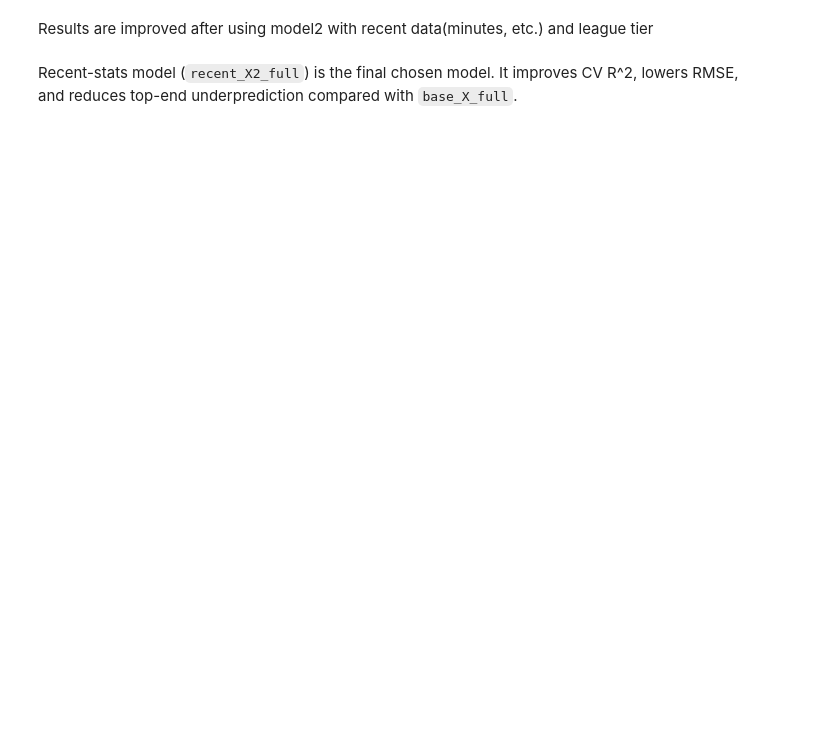
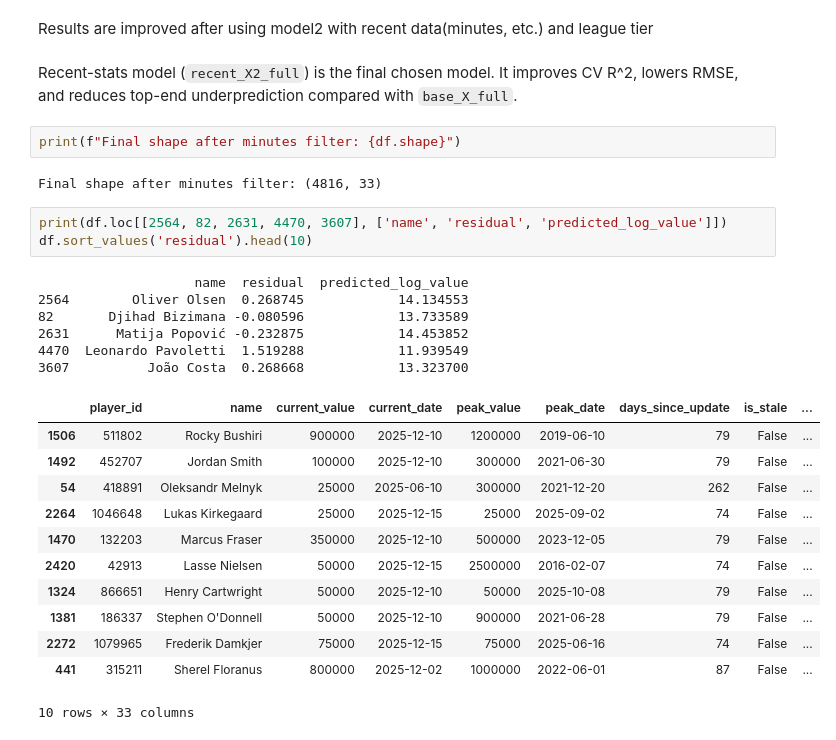
Before and after one commit to AkArtem/football_player_value_analyzer, a Jupyter notebook: notebooks/07_modeling.ipynb, the cells around one changed output. Cells and saved outputs as stored; diff of their text form; blank space fills up the shorter version.

```diff
--- a/notebooks/07_modeling.ipynb
+++ b/notebooks/07_modeling.ipynb
@@ -692,3 +698,29 @@ value_bucket
 Results are improved after using model2 with recent data(minutes, etc.) and league tier
 # %% [markdown]
 Recent-stats model (`recent_X2_full`) is the final chosen model.  It improves CV R^2, lowers RMSE, and reduces top-end underprediction compared with `base_X_full`.
+# %%
+print(f"Final shape after minutes filter: {df.shape}")
+# %% [output]
+Final shape after minutes filter: (4816, 33)
+# %%
+print(df.loc[[2564, 82, 2631, 4470, 3607], ['name', 'residual', 'predicted_log_value']])
+df.sort_values('residual').head(10)
+# %% [output]
+                    name  residual  predicted_log_value
+2564        Oliver Olsen  0.268745            14.134553
+82       Djihad Bizimana -0.080596            13.733589
+2631      Matija Popović -0.232875            14.453852
+4470  Leonardo Pavoletti  1.519288            11.939549
+3607          João Costa  0.268668            13.323700
+|  | player_id | name | current_value | current_date | peak_value | peak_date | days_since_update | is_stale | ... |
+| 1506 | 511802 | Rocky Bushiri | 900000 | 2025-12-10 | 1200000 | 2019-06-10 | 79 | False | ... |
+| 1492 | 452707 | Jordan Smith | 100000 | 2025-12-10 | 300000 | 2021-06-30 | 79 | False | ... |
+| 54 | 418891 | Oleksandr Melnyk | 25000 | 2025-06-10 | 300000 | 2021-12-20 | 262 | False | ... |
+| 2264 | 1046648 | Lukas Kirkegaard | 25000 | 2025-12-15 | 25000 | 2025-09-02 | 74 | False | ... |
+| 1470 | 132203 | Marcus Fraser | 350000 | 2025-12-10 | 500000 | 2023-12-05 | 79 | False | ... |
+| 2420 | 42913 | Lasse Nielsen | 50000 | 2025-12-15 | 2500000 | 2016-02-07 | 74 | False | ... |
+| 1324 | 866651 | Henry Cartwright | 50000 | 2025-12-10 | 50000 | 2025-10-08 | 79 | False | ... |
+| 1381 | 186337 | Stephen O'Donnell | 50000 | 2025-12-10 | 900000 | 2021-06-28 | 79 | False | ... |
+| 2272 | 1079965 | Frederik Damkjer | 75000 | 2025-12-15 | 75000 | 2025-06-16 | 74 | False | ... |
+| 441 | 315211 | Sherel Floranus | 800000 | 2025-12-02 | 1000000 | 2022-06-01 | 87 | False | ... |
+10 rows × 33 columns
```
Also changed, not shown: parts of 37 cells of this notebook, 3 other files.
